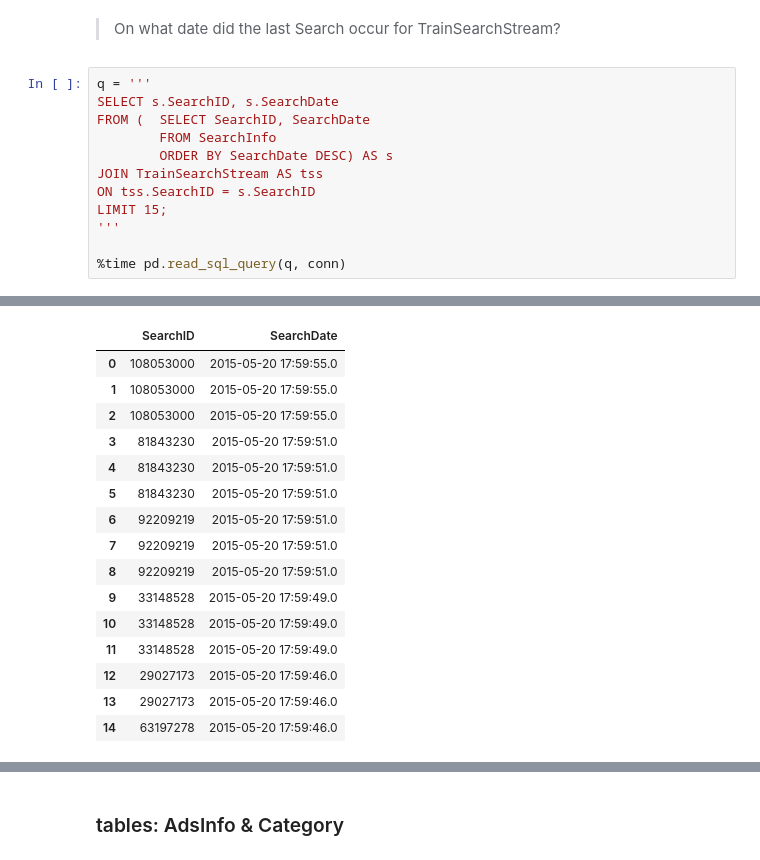
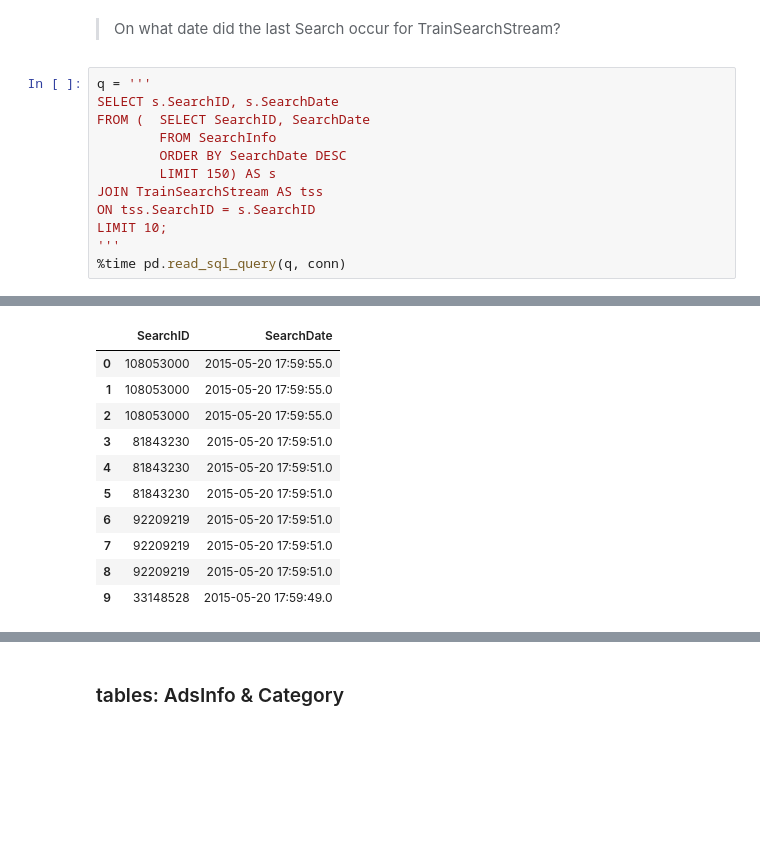
Before and after one commit to otosky/avito_ad_clicks, a Jupyter notebook: 1_eda_sql.ipynb, the cells around one changed output, grey strips where cells are left out. Drawn from its saved outputs; the diff is of its cells as text; blank space fills up the shorter version.

```diff
--- a/1_eda_sql.ipynb
+++ b/1_eda_sql.ipynb
@@ -233,11 +251,11 @@ q = '''
 SELECT s.SearchID, s.SearchDate
 FROM (  SELECT SearchID, SearchDate
         FROM SearchInfo
-        ORDER BY SearchDate DESC) AS s
+        ORDER BY SearchDate DESC
+        LIMIT 150) AS s
 JOIN TrainSearchStream AS tss
 ON tss.SearchID = s.SearchID
-LIMIT 15;
+LIMIT 10;
 '''
-
 %time pd.read_sql_query(q, conn)
 # %% [output]
@@ -246,19 +264,14 @@ Wall time: 20min 23s
 |  | SearchID | SearchDate |
 | 0 | 108053000 | 2015-05-20 17:59:55.0 |
 | 1 | 108053000 | 2015-05-20 17:59:55.0 |
 | 2 | 108053000 | 2015-05-20 17:59:55.0 |
 | 3 | 81843230 | 2015-05-20 17:59:51.0 |
 | 4 | 81843230 | 2015-05-20 17:59:51.0 |
 | 5 | 81843230 | 2015-05-20 17:59:51.0 |
 | 6 | 92209219 | 2015-05-20 17:59:51.0 |
 | 7 | 92209219 | 2015-05-20 17:59:51.0 |
 | 8 | 92209219 | 2015-05-20 17:59:51.0 |
 | 9 | 33148528 | 2015-05-20 17:59:49.0 |
-| 10 | 33148528 | 2015-05-20 17:59:49.0 |
-| 11 | 33148528 | 2015-05-20 17:59:49.0 |
-| 12 | 29027173 | 2015-05-20 17:59:46.0 |
-| 13 | 29027173 | 2015-05-20 17:59:46.0 |
-| 14 | 63197278 | 2015-05-20 17:59:46.0 |
 # %%
 q = '''
 SELECT s.SearchID, s.SearchDate
```
Also changed, not shown: parts of 21 cells of this notebook.
